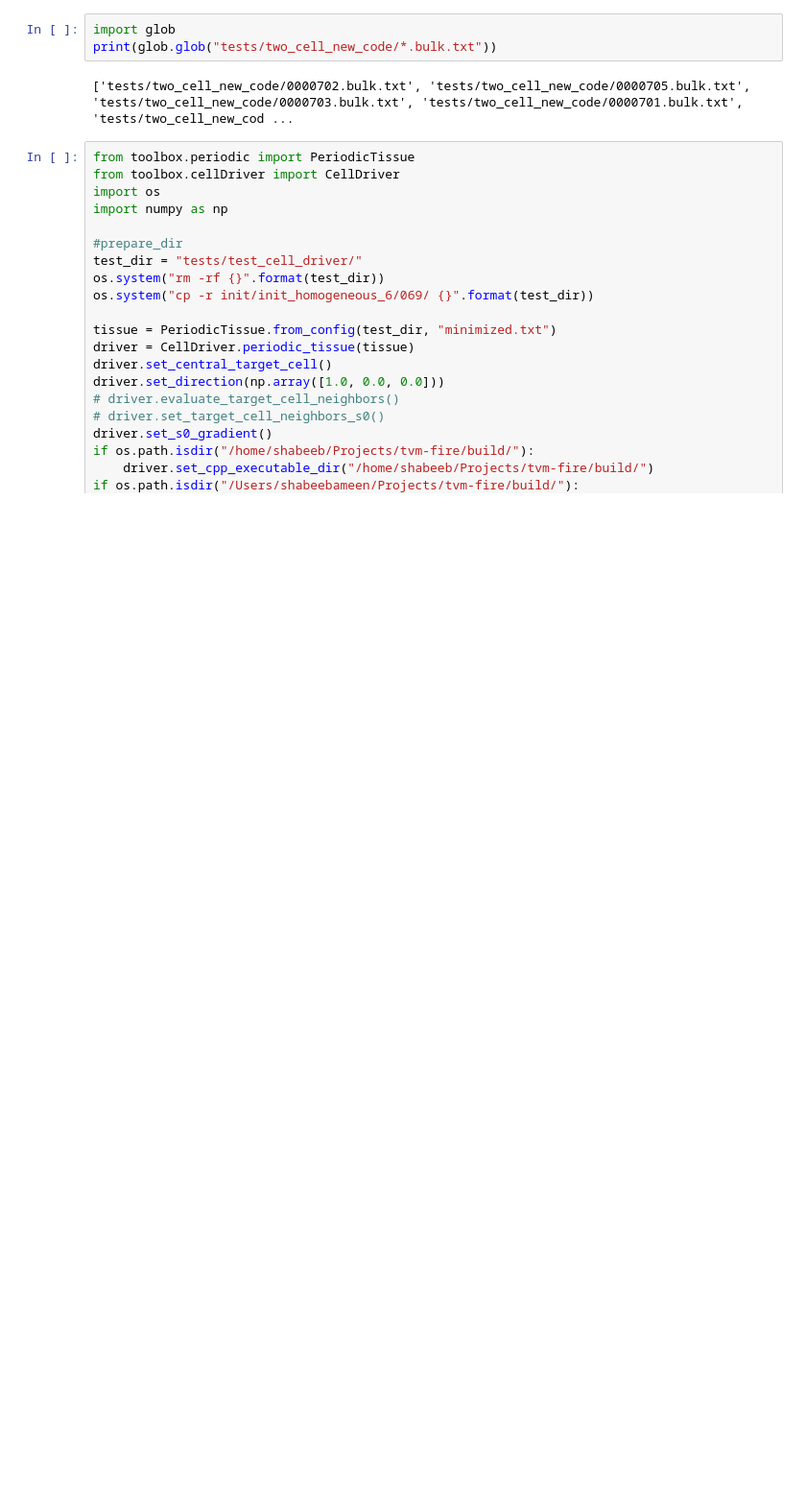
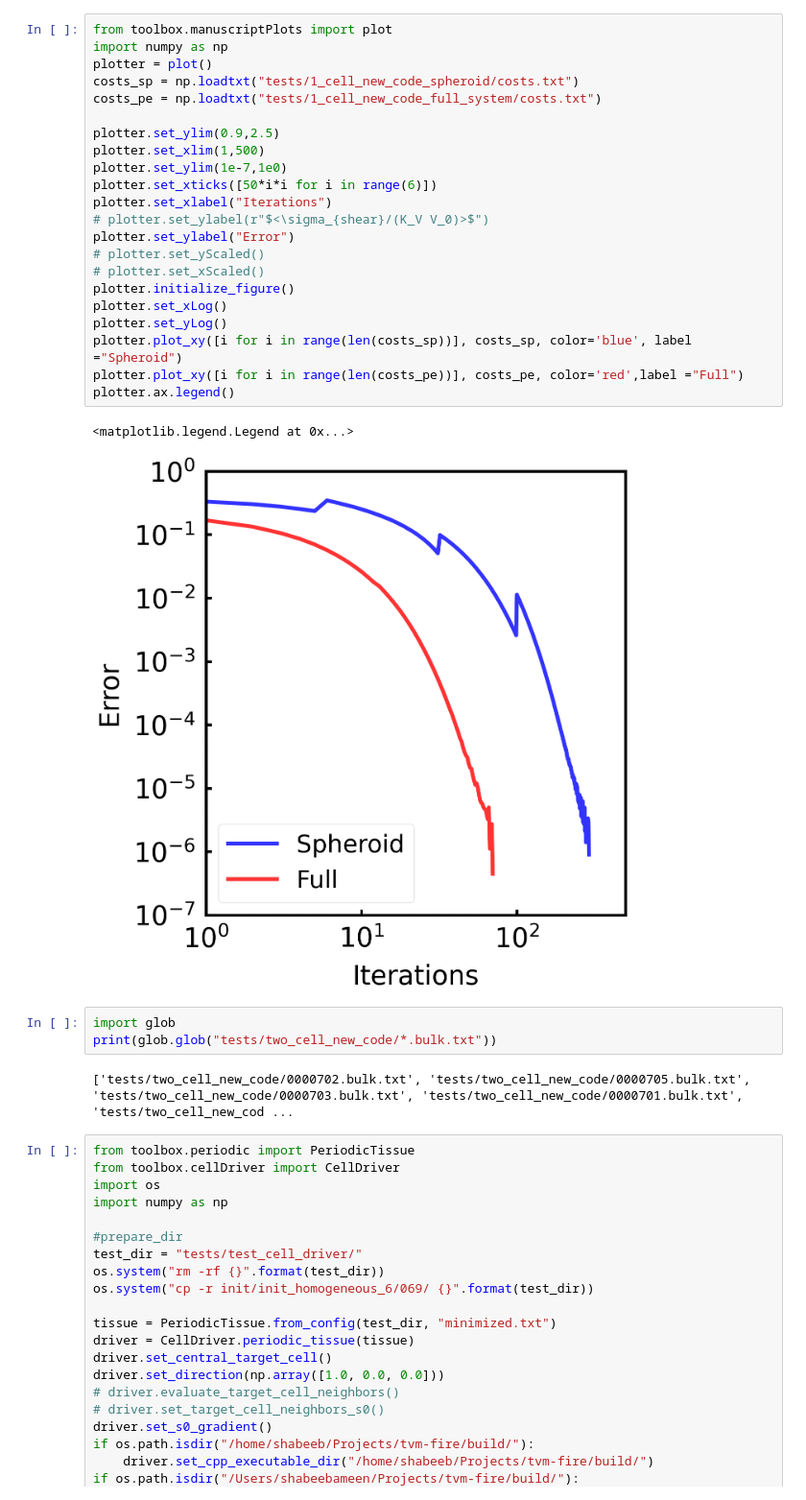
Before and after one commit to ZhangTao-SJTU/tvm, a Jupyter notebook: test.ipynb, the cells around one changed output. Shown at 96% size. Saved outputs shown, nothing was run; the diff lists cells and outputs as text; blank space fills up the shorter version.

```diff
--- a/test.ipynb
+++ b/test.ipynb
@@ -1,3 +40,28 @@
+# %%
+from toolbox.manuscriptPlots import plot
+import numpy as np
+plotter = plot()
+costs_sp = np.loadtxt("tests/1_cell_new_code_spheroid/costs.txt")
+costs_pe = np.loadtxt("tests/1_cell_new_code_full_system/costs.txt")
+
+plotter.set_ylim(0.9,2.5)
+plotter.set_xlim(1,500)
+plotter.set_ylim(1e-7,1e0)
+plotter.set_xticks([50*i*i for i in range(6)])
+plotter.set_xlabel("Iterations")
+# plotter.set_ylabel(r"$<\sigma_{shear}/(K_V V_0)>$")
+plotter.set_ylabel("Error")
+# plotter.set_yScaled()
+# plotter.set_xScaled()
+plotter.initialize_figure()
+plotter.set_xLog()
+plotter.set_yLog()
+plotter.plot_xy([i for i in range(len(costs_sp))], costs_sp, color='blue', label ="Spheroid")
+plotter.plot_xy([i for i in range(len(costs_pe))], costs_pe, color='red',label ="Full")
+plotter.ax.legend()
+# %% [output]
+<matplotlib.legend.Legend at 0x...>
+[figure, added]
 # %%
 import glob
 print(glob.glob("tests/two_cell_new_code/*.bulk.txt"))
```
Also changed, not shown: parts of 4 cells of this notebook, 2 other files.
